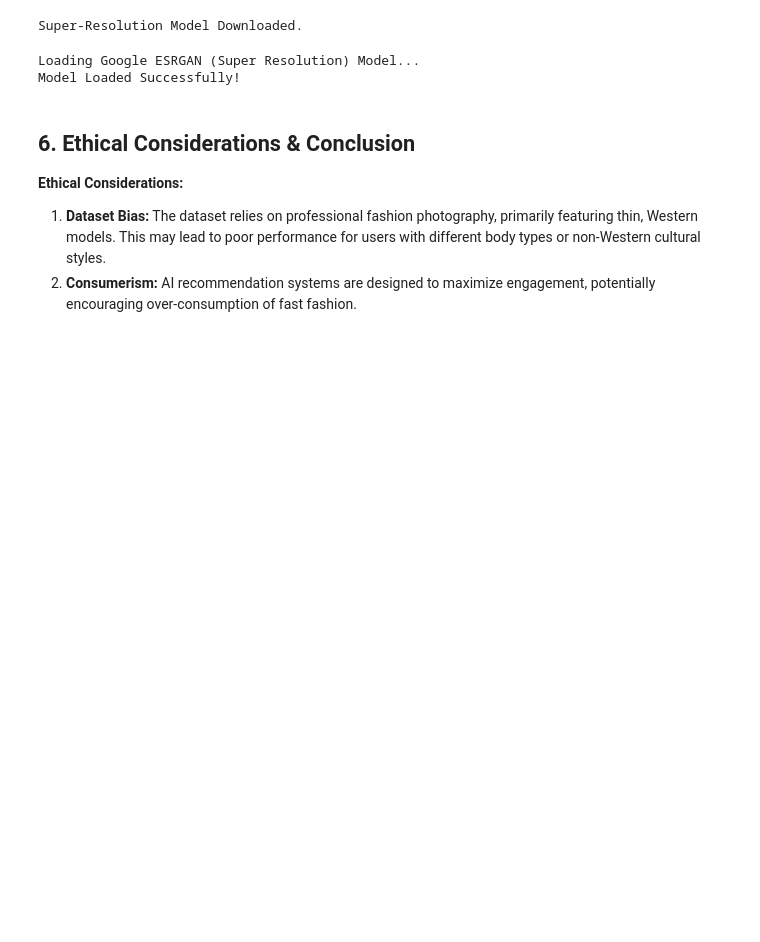
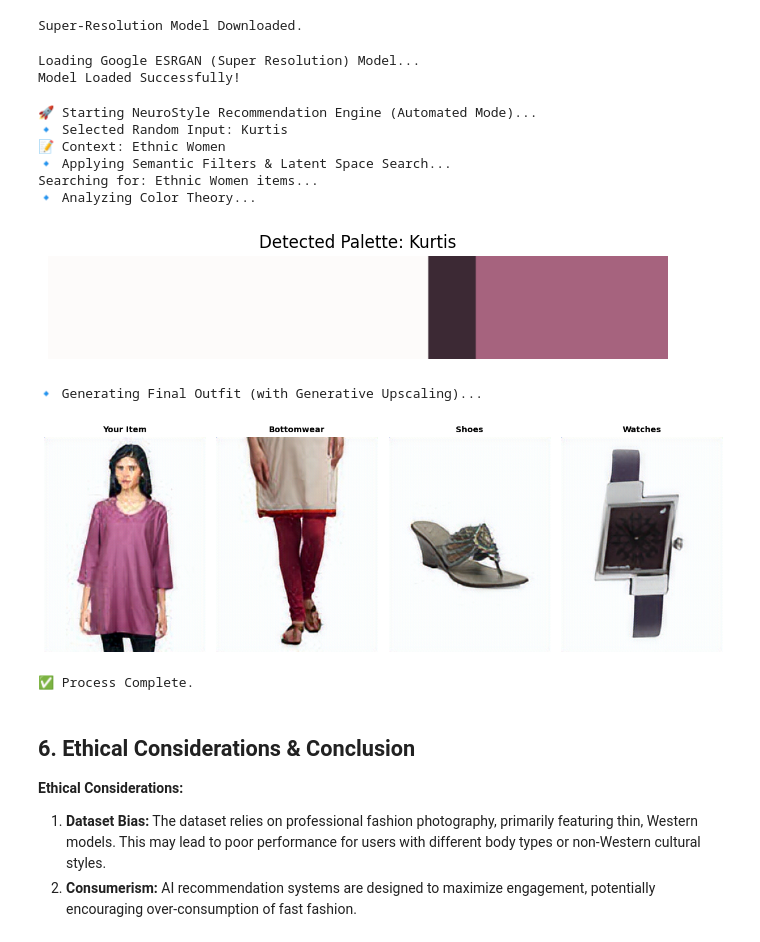
Before and after one commit to sid-trip/fashion_assistance_ai, a Jupyter notebook: NeuroStyle_Project.ipynb, the cells around one changed output. Saved outputs shown, nothing was run; the diff lists cells and outputs as text; code cells hidden in the pictures; blank space fills up the shorter version.

```diff
--- a/NeuroStyle_Project.ipynb
+++ b/NeuroStyle_Project.ipynb
@@ -559,3 +473,65 @@ display(title, widgets.HBox([style_dropdown, gender_dropdown]), uploader, run_bt
+# %%
+# --- FINAL EXECUTION: AUTOMATED RANDOM DEMO ---
+# This block replaces the Interactive UI for GitHub compatibility.
+# It randomly selects an item from the dataset and generates an outfit.
+
+import random
+
+print(f"🚀 Starting NeuroStyle Recommendation Engine (Automated Mode)...")
+
+# 1. RANDOM SELECTION
+# Pick a random item from the subset to act as the "User Input"
+# We filter for 'Topwear' to make the outfit generation logical
+random_row = subset_df[subset_df['subCategory'] == 'Topwear'].sample(1).iloc[0]
+
+input_id = random_row['id']
+input_gender = random_row['gender']
+input_usage = random_row['usage']
+input_filename = random_row['image']
+input_desc = random_row['articleType']
+
+print(f"🔹 Selected Random Input: {input_desc}")
+print(f"📝 Context: {input_usage} {input_gender}")
+
+# 2. GENERATE RECOMMENDATIONS
+# We pass the ID and the Item's own metadata to find a matching set
+print("🔹 Applying Semantic Filters & Latent Space Search...")
+_, recs = get_outfit_recommendations_v2(input_id, input_usage, input_gender)
+
+# 3. VISUALIZATION: Color Analysis
+# Construct full path for color analysis
+full_image_path = os.path.join('fashion-product-images-small/images', input_filename)
+
+print("🔹 Analyzing Color Theory...")
+try:
+    hist, centroids = get_dominant_colors(full_image_path)
+    color_bar = plot_colors(hist, centroids)
+
+    plt.figure(figsize=(8, 2))
+    plt.imshow(color_bar)
+    plt.axis('off')
+    plt.title(f"Detected Palette: {input_desc}")
+    plt.show()
+except Exception as e:
+    print(f"Color analysis skipped: {e}")
+
+# 4. VISUALIZATION: Final Outfit (High-Res Upscaled)
+print("🔹 Generating Final Outfit (with Generative Upscaling)...")
+# plot_outfit handles the path logic automatically for dataset images
+plot_outfit(input_filename, recs)
+
+print("\n✅ Process Complete.")
+# %% [output]
+🚀 Starting NeuroStyle Recommendation Engine (Automated Mode)...
+🔹 Selected Random Input: Kurtis
+📝 Context: Ethnic Women
+🔹 Applying Semantic Filters & Latent Space Search...
+Searching for: Ethnic Women items...
+🔹 Analyzing Color Theory...
+[figure, added]
+🔹 Generating Final Outfit (with Generative Upscaling)...
+[figure, added]
+✅ Process Complete.
 # %% [markdown]
 ## 6. Ethical Considerations & Conclusion
 **Ethical Considerations:**
```
Also changed, not shown: parts of 3 cells of this notebook.
